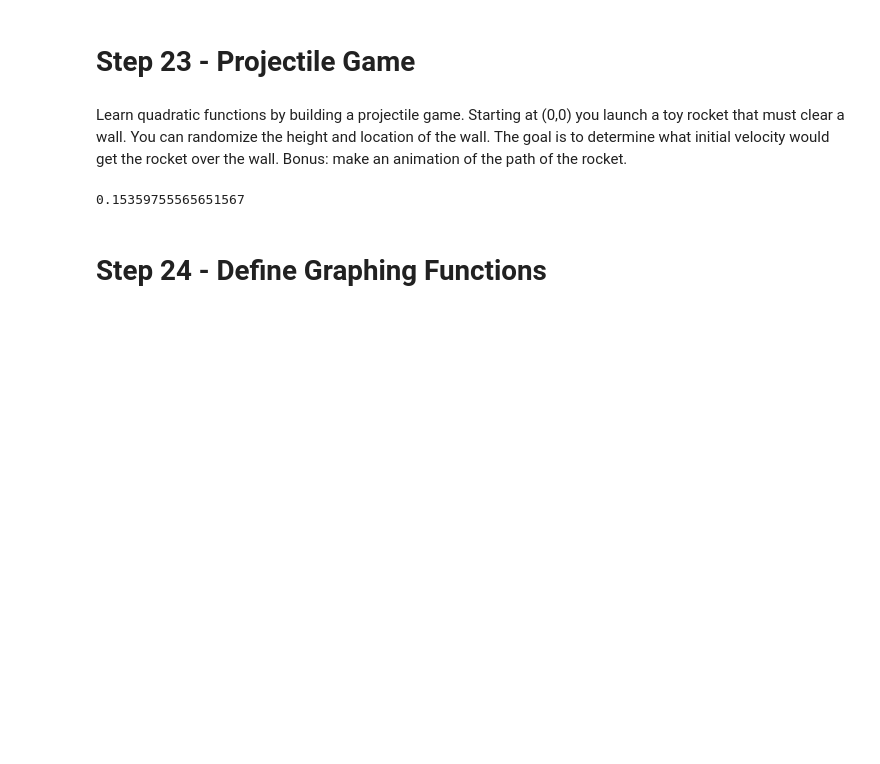
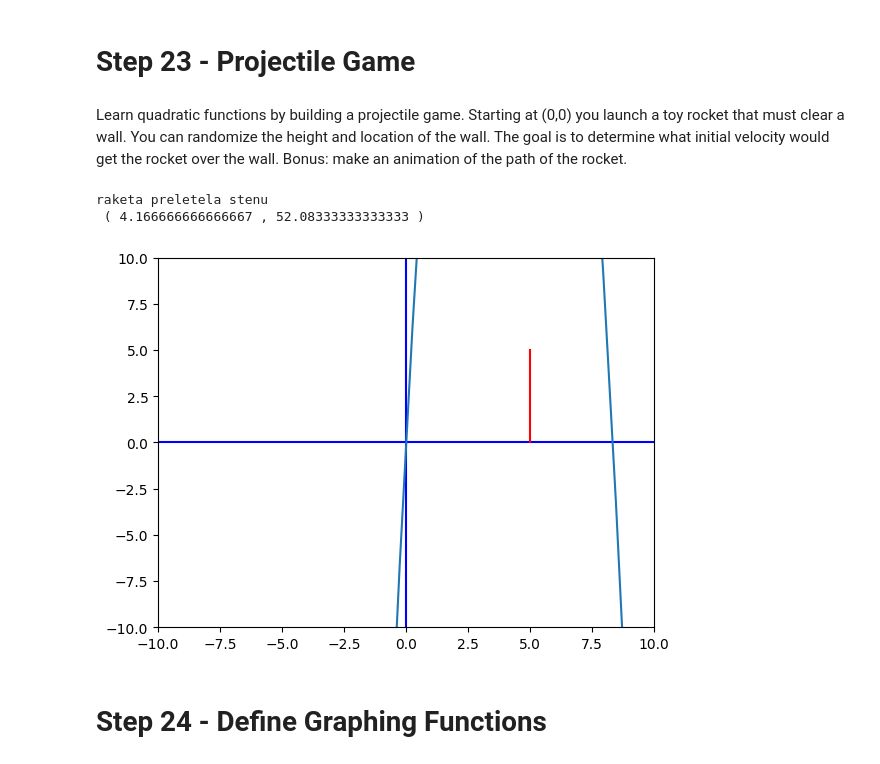
Before and after one commit to fialovy1/Spoon-Knife_fork, a Jupyter notebook: Foundational-Math-2.ipynb, the cells around one changed output. Saved outputs shown, nothing was run; the diff lists cells and outputs as text; code cells hidden in the pictures; blank space fills up the shorter version.

```diff
--- a/Foundational-Math-2.ipynb
+++ b/Foundational-Math-2.ipynb
@@ -836,43 +836,60 @@ Learn quadratic functions by building a projectile game. Starting at (0,0) you l
 # Write your code here
 import matplotlib.pyplot as plt
 import numpy as np
+import random
 
-a = random.random(0,10)
-print(a)
-b = random.random(0,10)
-c = random.random(0,10)
+a = -3
+b = 25
+c = 0
 
 # Change vx and vy to represent the vertex
 vx = -b/(2*a)
 vy = a*vx**2 + b*vx + c
 
+x1 = (-b + math.sqrt(b**2 - 4*a*c))/(2*a)
+x2 = (-b - math.sqrt(b**2 - 4*a*c))/(2*a)
 
 # Also change the following dimensions to display the vertex
-xmin = 0
+xmin = -10
 xmax = 10
-ymin = 0
+ymin = -10
 ymax = 10
 
 # You do not need to change anything below this line
 points = 2*(xmax-xmin)
 x = np.linspace(xmin,xmax,points)
 y = a*x**2 + b*x + c
+
+# wall
+wallx = 5
+wally = 5
+
+loc = np.linspace(wallx,wallx)
+vyska = np.linspace(0,wally)
+
+if x2 >= wallx:
+  print("raketa preletela stenu")
+else:
+  print("raketa nepreletela stenu")
 
 fig, ax = plt.subplots()
 plt.axis([xmin,xmax,ymin,ymax]) # window size
 plt.plot([xmin,xmax],[0,0],'b') # blue x axis
 plt.plot([0,0],[ymin,ymax], 'b') # blue y axis
 
 plt.plot(x,y) # plot the line for the equation
 plt.plot([vx],[vy],'ro') # plot the vertex point
+plt.plot(loc,vyska,'r')
 
 print(" (", vx, ",", vy, ")")
 print(" ")
 plt.show()
 
 # This step does not have a test
 # %% [output]
-0.15359755565651567
+raketa preletela stenu
+ ( 4.166666666666667 , 52.08333333333333 )
+[figure, added]
 # %% [markdown]
 # Step 24 - Define Graphing Functions
 # %% [markdown]
```
